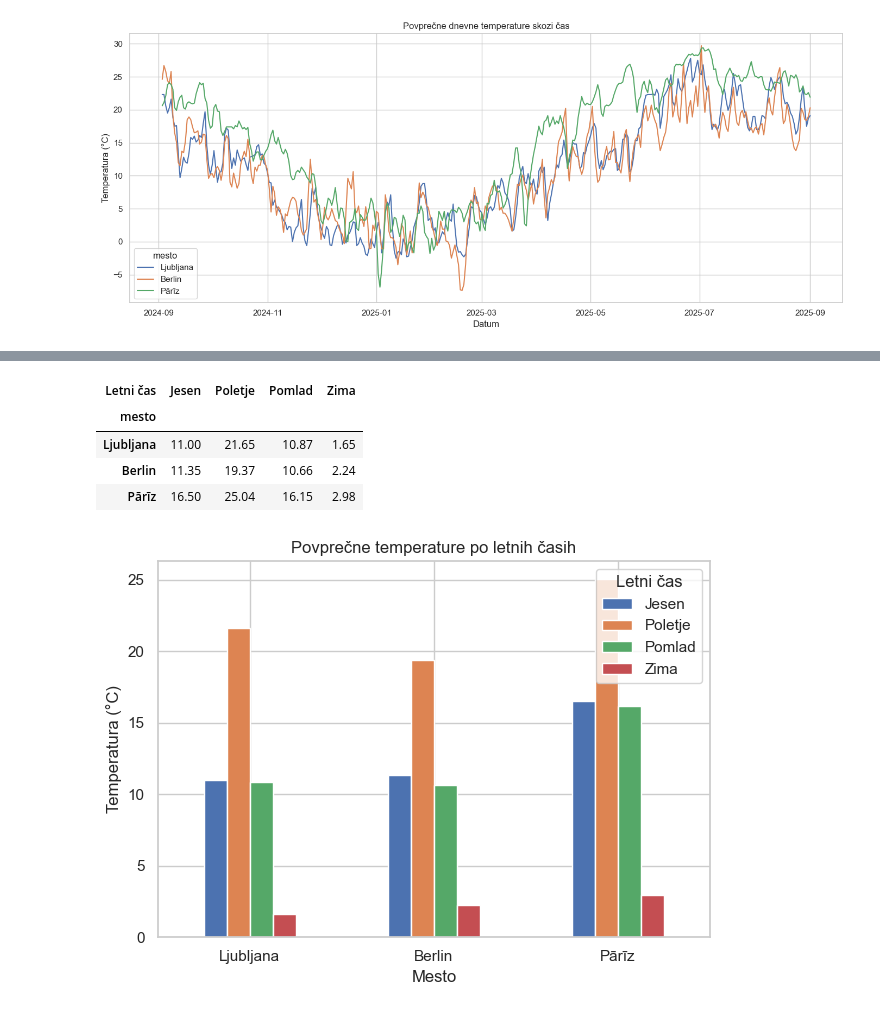
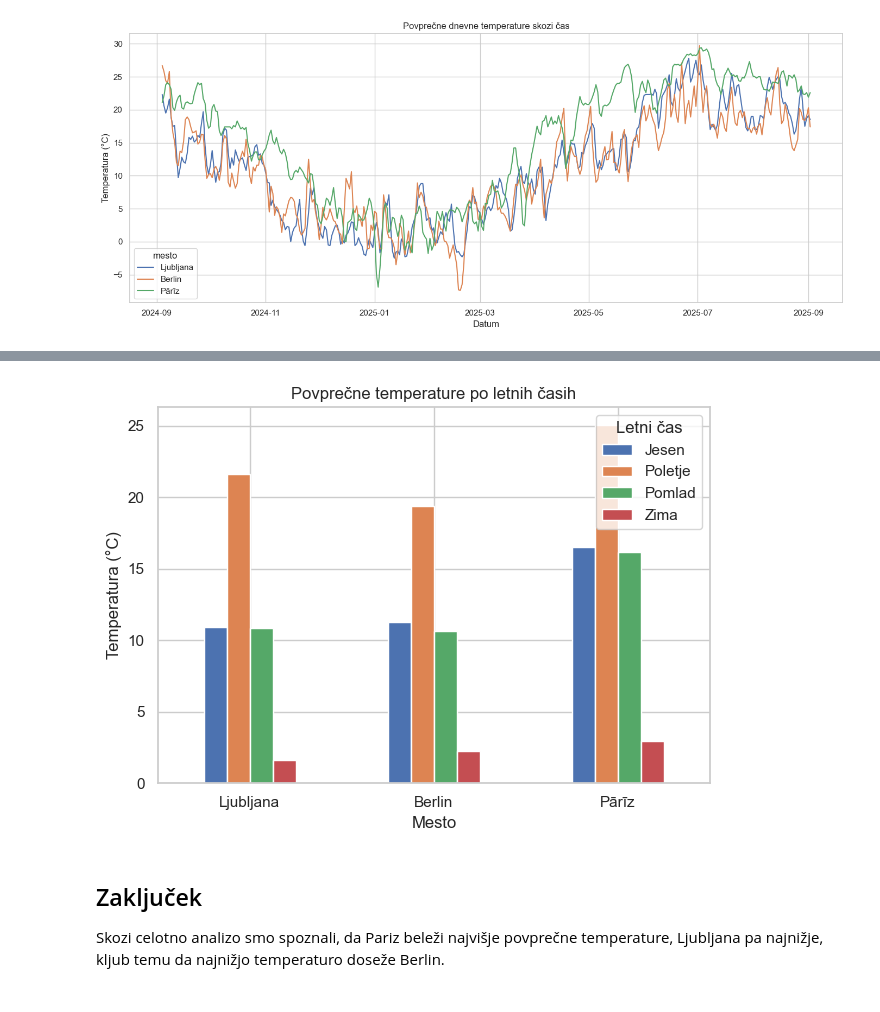
Before and after one commit to pijavavtar/UVP_Projektna_naloga, a Jupyter notebook: analiza.ipynb, the cells around one changed output, grey strips where cells are left out. Drawn from its saved outputs; the diff is of its cells as text; code cells hidden in the pictures.

```diff
--- a/analiza.ipynb
+++ b/analiza.ipynb
@@ -106,16 +90,10 @@ Prikazala sem tudi povprečne temperature glede na letni čas v tabeli in s stol
 # %%
+from grafi import prikazi_stolpicni_diagram_letni_casi
 sezonski_povprecji = grafi.sezonska_analiza(df_vsa_mesta)
 sezonski_povprecji.loc[mesta]
+prikazi_stolpicni_diagram_letni_casi(sezonski_povprecji, mesta)
 # %% [output]
-| Letni čas | Jesen | Poletje | Pomlad | Zima |
-| mesto |  |  |  |  |
-| Ljubljana | 11.00 | 21.65 | 10.87 | 1.65 |
-| Berlin | 11.35 | 19.37 | 10.66 | 2.24 |
-| Pārīz | 16.50 | 25.04 | 16.15 | 2.98 |
+[figure, added]
-# %%
-sezonski_povprecji = grafi.sezonska_analiza(df_vsa_mesta)
-sezonski_povprecji.loc[mesta]
-
-grafi.prikazi_stolpicni_diagram_letni_casi(sezonski_povprecji, mesta)
-# %% [output]
-[figure, removed]
+# %% [markdown]
+## Zaključek
+Skozi celotno analizo smo spoznali, da Pariz beleži najvišje povprečne temperature, Ljubljana pa najnižje, kljub temu da najnižjo temperaturo doseže Berlin.
```
Also changed, not shown: parts of 14 cells of this notebook, 6 other files.
